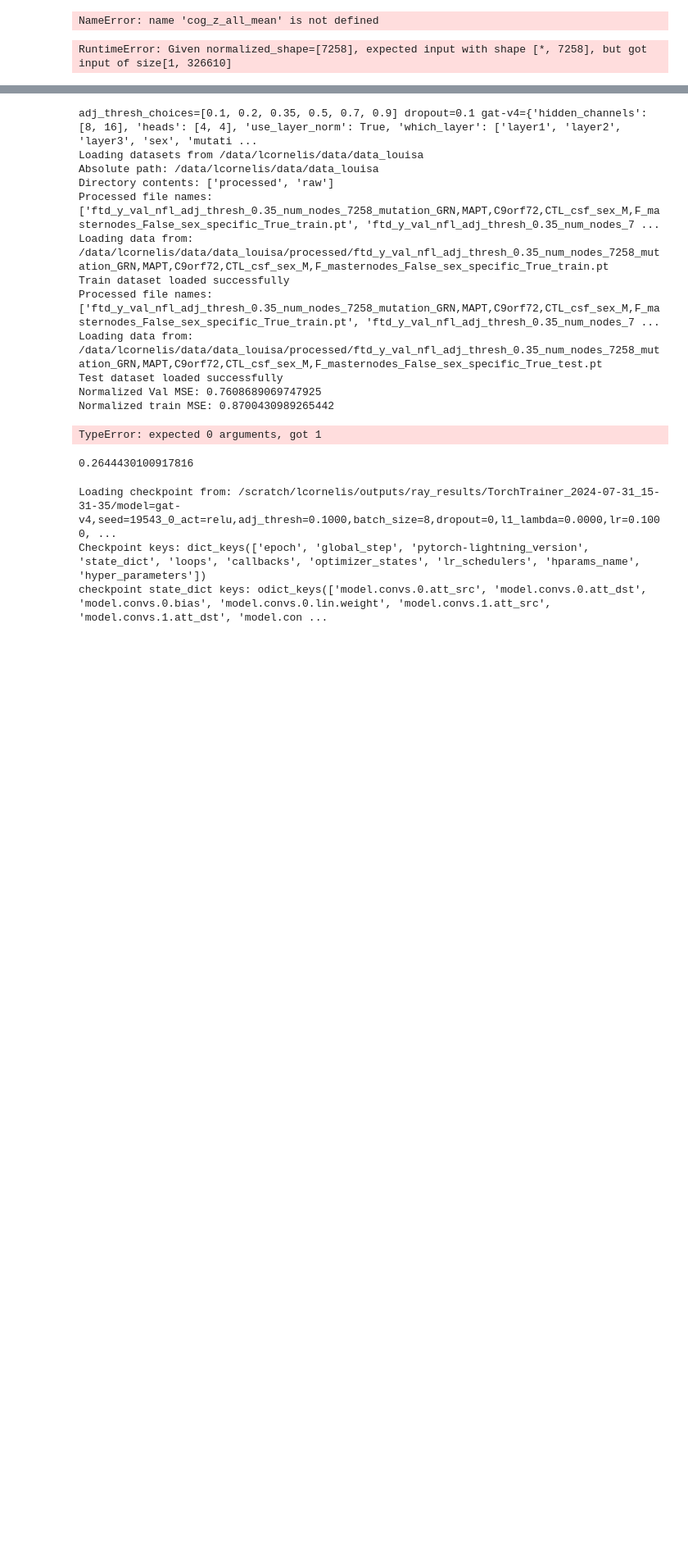
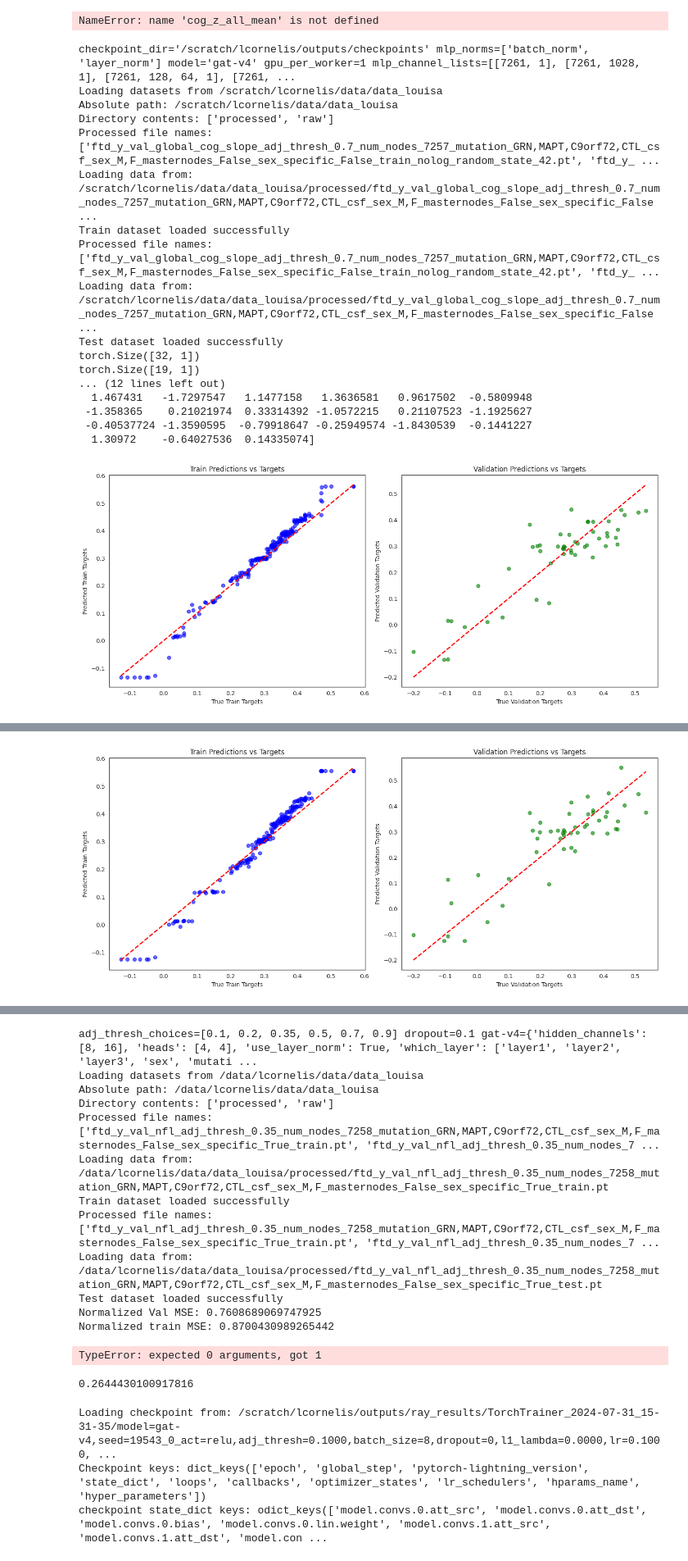
Before and after one commit to geometric-intelligence/proteo, a Jupyter notebook: proteo/checkpoint_analysis.ipynb, the cells around one changed output, grey strips where cells are left out. Shown at 82% size. Cells and saved outputs as stored; diff of their text form; code cells hidden in the pictures; blank space fills up the shorter version.

Commit message:
running notebooks to get plots

```diff
--- a/proteo/checkpoint_analysis.ipynb
+++ b/proteo/checkpoint_analysis.ipynb
@@ -402,7 +402,3 @@ torch.Size([19, 1])
   1.2957914  -0.67988896 -0.9648432 ]
 [figure]
 NameError: name 'cog_z_all_mean' is not defined
-# %%
-module.validation_step(test_dataset.data)
-# %% [output]
-RuntimeError: Given normalized_shape=[7258], expected input with shape [*, 7258], but got input of size[1, 326610]
@@ -411,0 +405,31 @@ RuntimeError: Given normalized_shape=[7258], expected input with shape [*, 7258]
+# %%
+device = 'cpu'
+global_cog_mean_42 = 0.28378350117326734
+global_cog_std_42 = 0.13349438834419888
+
+model_1_global_cog_2_5 = "/scratch/lcornelis/outputs/ray_results/TorchTrainer_2025-02-03_16-34-34/model=gat-v4,seed=42423_3995_act=sigmoid,adj_thresh=0.7000,batch_size=32,dropout=0.2000,l1_lambda=0.0000,lr=0.0087,lr_scheduler=La_2025-02-05_12-48-31/checkpoint_000631"
+model_2_global_cog_2_5 = "/scratch/lcornelis/outputs/ray_results/TorchTrainer_2025-02-03_16-34-34/model=gat-v4,seed=1205_3328_act=elu,adj_thresh=0.2000,batch_size=8,dropout=0.5000,l1_lambda=0.0001,lr=0.0027,lr_scheduler=LambdaLR_2025-02-05_05-10-54/checkpoint_000405"
+model_3_global_cog_2_5 = "/scratch/lcornelis/outputs/ray_results/TorchTrainer_2025-02-03_16-34-34/model=gat-v4,seed=11858_950_act=relu,adj_thresh=0.9000,batch_size=16,dropout=0.5000,l1_lambda=0.0000,lr=0.0006,lr_scheduler=Cosine_2025-02-04_02-30-05/checkpoint_000435"
+
+outputs = full_load_and_run_and_convert(model_1_global_cog_2_5, device, global_cog_mean_42, global_cog_std_42)
+outputs = full_load_and_run_and_convert(model_2_global_cog_2_5, device, global_cog_mean_42, global_cog_std_42)
+outputs = full_load_and_run_and_convert(model_3_global_cog_2_5, device, global_cog_mean_42, global_cog_std_42)
+# %% [output]
+checkpoint_dir='/scratch/lcornelis/outputs/checkpoints' mlp_norms=['batch_norm', 'layer_norm'] model='gat-v4' gpu_per_worker=1 mlp_channel_lists=[[7261, 1], [7261, 1028, 1], [7261, 128, 64, 1], [7261, ...
+Loading datasets from /scratch/lcornelis/data/data_louisa
+Absolute path: /scratch/lcornelis/data/data_louisa
+Directory contents: ['processed', 'raw']
+Processed file names: ['ftd_y_val_global_cog_slope_adj_thresh_0.7_num_nodes_7257_mutation_GRN,MAPT,C9orf72,CTL_csf_sex_M,F_masternodes_False_sex_specific_False_train_nolog_random_state_42.pt', 'ftd_y_ ...
+Loading data from: /scratch/lcornelis/data/data_louisa/processed/ftd_y_val_global_cog_slope_adj_thresh_0.7_num_nodes_7257_mutation_GRN,MAPT,C9orf72,CTL_csf_sex_M,F_masternodes_False_sex_specific_False ...
+Train dataset loaded successfully
+Processed file names: ['ftd_y_val_global_cog_slope_adj_thresh_0.7_num_nodes_7257_mutation_GRN,MAPT,C9orf72,CTL_csf_sex_M,F_masternodes_False_sex_specific_False_train_nolog_random_state_42.pt', 'ftd_y_ ...
+Loading data from: /scratch/lcornelis/data/data_louisa/processed/ftd_y_val_global_cog_slope_adj_thresh_0.7_num_nodes_7257_mutation_GRN,MAPT,C9orf72,CTL_csf_sex_M,F_masternodes_False_sex_specific_False ...
+Test dataset loaded successfully
+torch.Size([32, 1])
+torch.Size([19, 1])
+... (12 lines left out)
+  1.467431   -1.7297547   1.1477158   1.3636581   0.9617502  -0.5809948
+ -1.358365    0.21021974  0.33314392 -1.0572215   0.21107523 -1.1925627
+ -0.40537724 -1.3590595  -0.79918647 -0.25949574 -1.8430539  -0.1441227
+  1.30972    -0.64027536  0.14335074]
+[figure, added]
@@ -411,0 +453 @@ RuntimeError: Given normalized_shape=[7258], expected input with shape [*, 7258]
+[figure, added]
```
Also changed, not shown: parts of 5 cells of this notebook, 2 other files.
